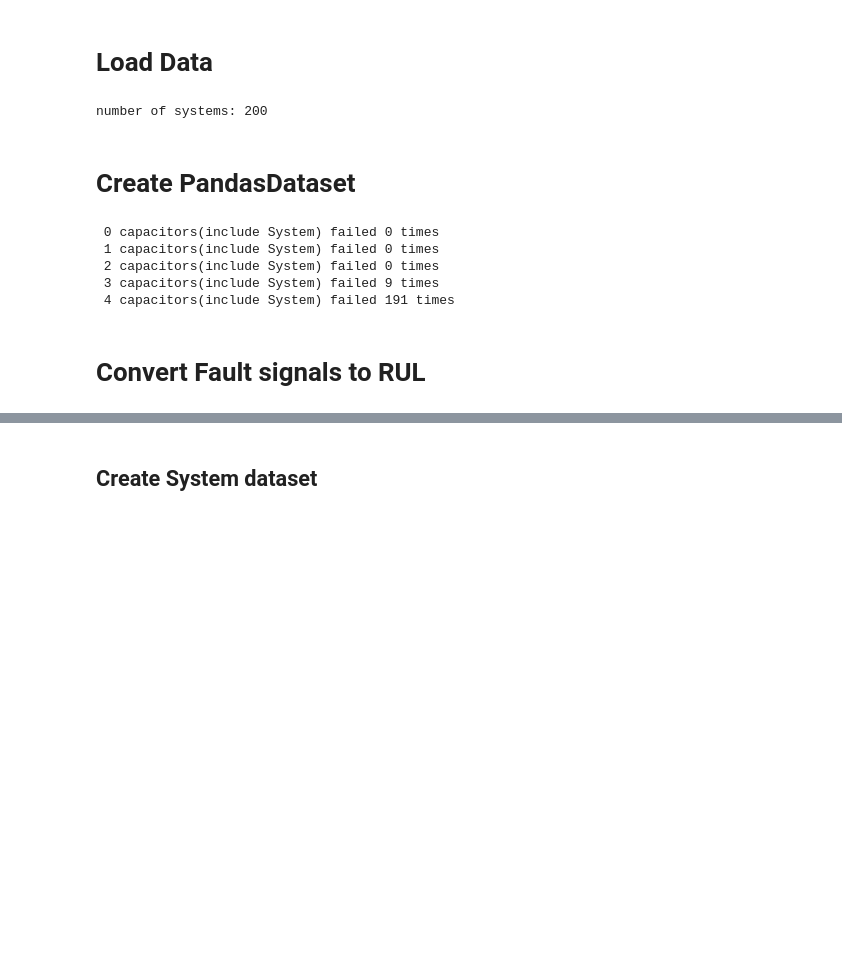
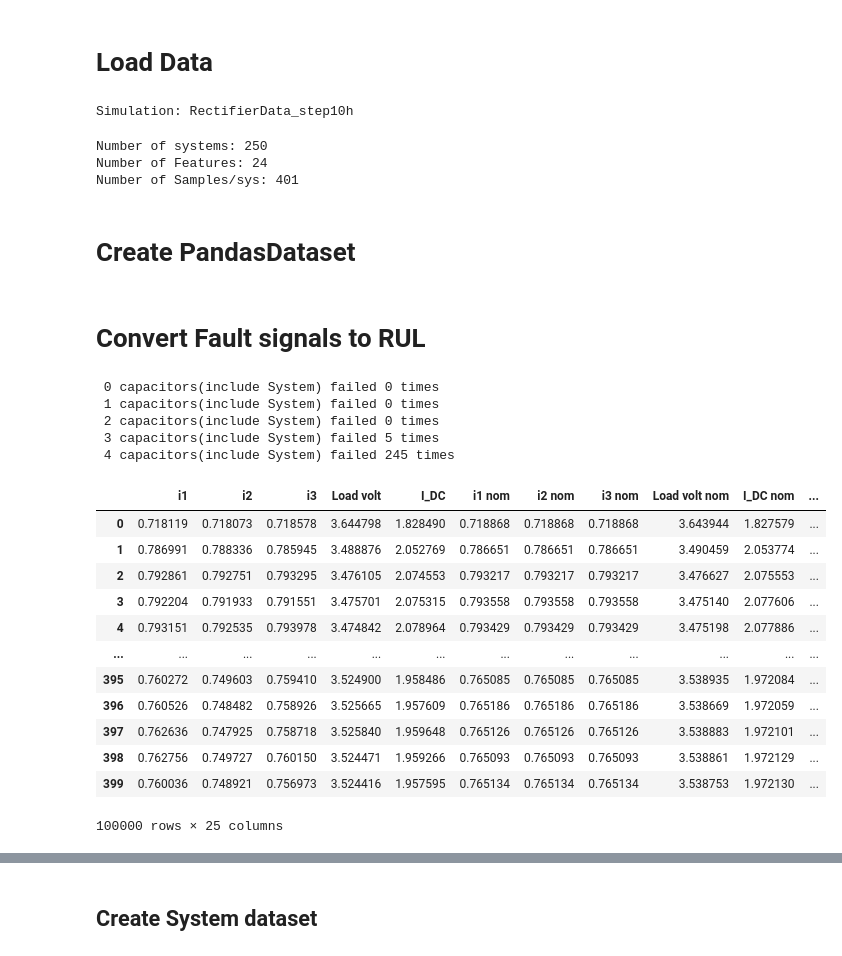
Before and after one commit to 4belito/autoregressive-rul, a Jupyter notebook: data/Extract data.ipynb, the cells around one changed output, grey strips where cells are left out. Saved outputs shown, nothing was run; the diff lists cells and outputs as text; code cells hidden in the pictures; blank space fills up the shorter version.

```diff
--- a/data/Extract data.ipynb
+++ b/data/Extract data.ipynb
@@ -15,11 +12,28 @@ dataset= 'Rectifier'
 # %% [markdown]
 # Load Data
 # %%
-train_data=loadmat(f'./{data}/{sim_name}.mat')
-data_name=list(train_data.keys())[3]
-N=train_data[data_name][0].shape[0] #numberN
-print(f'number of systems: {N}')
+data=loadmat(f'./{data_name}/{sim_name}.mat')
+sim_name=list(data.keys())[3]
+print(f'Simulation: {sim_name}')
 # %% [output]
-number of systems: 200
+Simulation: RectifierData_step10h
+# %%
+N=data[sim_name][0].shape[0] #numberN
+print(f'Number of systems: {N}')
+print(f'Number of Features: {data[sim_name][0][0][0].shape[0]}')
+print(f'Number of Samples/sys: {data[sim_name][0][0][0].shape[1]}')
+# %% [output]
+Number of systems: 250
+Number of Features: 24
+Number of Samples/sys: 401
+# %%
+labels_degraded=['i1','i2','i3','Load volt','I_DC',
+        'i1 nom','i2 nom','i3 nom','Load volt nom','I_DC nom',
+        'L','R','clean L','clean R',
+        'C01','C02','C03',
+        'Ripple','Vpp',
+        'ripple_fault','Vpp_fault',
+        'C1_f','C2_f','C3_f']
+column_labels=labels_degraded
 # %% [markdown]
 # Create PandasDataset
@@ -34,18 +50,3 @@ for sys in range(N):
     data_df=pd.concat([data_df, df], axis=0)
-# %%
-pd.options.mode.chained_assignment = None  #for false positive warning
-
-if dataset == 'Rectifier':
-    Count_df=data_df[[f'C{i+1}_f' for i in range(3)]+['fault']+['System']]
-    Count_df['Sum']=Count_df[[f'C{i+1}_f' for i in range(3)]+['fault']].sum(axis=1)
-    s=Count_df.groupby('System')['Sum'].last()
-    for i in range(5):
-        print(f' {i} capacitors(include System) failed {(s==i).sum()} times')
-# %% [output]
- 0 capacitors(include System) failed 0 times
- 1 capacitors(include System) failed 0 times
- 2 capacitors(include System) failed 0 times
- 3 capacitors(include System) failed 9 times
- 4 capacitors(include System) failed 191 times
 # %% [markdown]
 # Convert Fault signals to RUL
@@ -57 +53,32 @@ if dataset in ['RectifierRUL','Rectifier']:
+# %%
+# only for degraded data
+pd.options.mode.chained_assignment = None  #for false positive warning
+
+Count_df=data_df[[f'C{i+1}_f' for i in range(3)]+[system_fault]+['System']]
+Count_df['Sum']=Count_df[[f'C{i+1}_f' for i in range(3)]+[system_fault]].sum(axis=1)
+s=Count_df.groupby('System')['Sum'].last()
+for i in range(5):
+    print(f' {i} capacitors(include System) failed {(s==i).sum()} times')
+# %% [output]
+ 0 capacitors(include System) failed 0 times
+ 1 capacitors(include System) failed 0 times
+ 2 capacitors(include System) failed 0 times
+ 3 capacitors(include System) failed 5 times
+ 4 capacitors(include System) failed 245 times
+# %%
+data_df
+# %% [output]
+|  | i1 | i2 | i3 | Load volt | I_DC | i1 nom | i2 nom | i3 nom | Load volt nom | I_DC nom | ... |
+| 0 | 0.718119 | 0.718073 | 0.718578 | 3.644798 | 1.828490 | 0.718868 | 0.718868 | 0.718868 | 3.643944 | 1.827579 | ... |
+| 1 | 0.786991 | 0.788336 | 0.785945 | 3.488876 | 2.052769 | 0.786651 | 0.786651 | 0.786651 | 3.490459 | 2.053774 | ... |
+| 2 | 0.792861 | 0.792751 | 0.793295 | 3.476105 | 2.074553 | 0.793217 | 0.793217 | 0.793217 | 3.476627 | 2.075553 | ... |
+| 3 | 0.792204 | 0.791933 | 0.791551 | 3.475701 | 2.075315 | 0.793558 | 0.793558 | 0.793558 | 3.475140 | 2.077606 | ... |
+| 4 | 0.793151 | 0.792535 | 0.793978 | 3.474842 | 2.078964 | 0.793429 | 0.793429 | 0.793429 | 3.475198 | 2.077886 | ... |
+| ... | ... | ... | ... | ... | ... | ... | ... | ... | ... | ... | ... |
+| 395 | 0.760272 | 0.749603 | 0.759410 | 3.524900 | 1.958486 | 0.765085 | 0.765085 | 0.765085 | 3.538935 | 1.972084 | ... |
+| 396 | 0.760526 | 0.748482 | 0.758926 | 3.525665 | 1.957609 | 0.765186 | 0.765186 | 0.765186 | 3.538669 | 1.972059 | ... |
+| 397 | 0.762636 | 0.747925 | 0.758718 | 3.525840 | 1.959648 | 0.765126 | 0.765126 | 0.765126 | 3.538883 | 1.972101 | ... |
+| 398 | 0.762756 | 0.749727 | 0.760150 | 3.524471 | 1.959266 | 0.765093 | 0.765093 | 0.765093 | 3.538861 | 1.972129 | ... |
+| 399 | 0.760036 | 0.748921 | 0.756973 | 3.524416 | 1.957595 | 0.765134 | 0.765134 | 0.765134 | 3.538753 | 1.972130 | ... |
+100000 rows × 25 columns
 # %%
```
Also changed, not shown: parts of 22 cells of this notebook, 25 other files.
